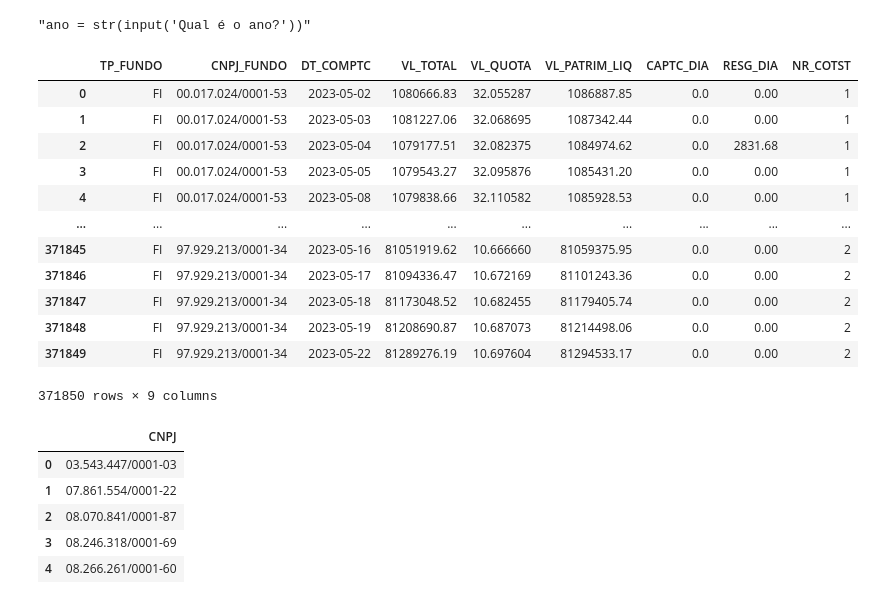
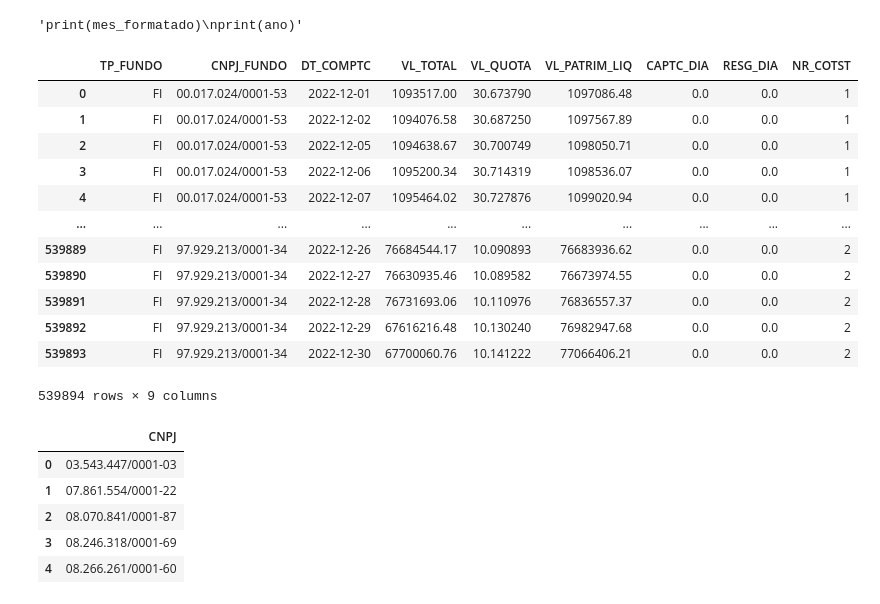
Before and after one commit to Wuisley/cotacao-de-fundos, a Jupyter notebook: cotação de fundos.ipynb, the cells around one changed output. Cells and saved outputs as stored; diff of their text form; code cells hidden in the pictures.

```diff
--- a/cotação de fundos.ipynb
+++ b/cotação de fundos.ipynb
@@ -17,21 +15,7 @@ else:
 # %%
-'''ano = str(input('Qual é o ano?'))'''
+ano = str(input('Qual é o ano?'))
-# %% [output]
-"ano = str(input('Qual é o ano?'))"
-# %%
-df = pd.read_csv('inf_diario_fi_'+ano+mes_formatado+'.csv', sep = ';')
-df
-# %% [output]
-|  | TP_FUNDO | CNPJ_FUNDO | DT_COMPTC | VL_TOTAL | VL_QUOTA | VL_PATRIM_LIQ | CAPTC_DIA | RESG_DIA | NR_COTST |
-| 0 | FI | 00.017.024/0001-53 | 2023-05-02 | 1080666.83 | 32.055287 | 1086887.85 | 0.0 | 0.00 | 1 |
-| 1 | FI | 00.017.024/0001-53 | 2023-05-03 | 1081227.06 | 32.068695 | 1087342.44 | 0.0 | 0.00 | 1 |
-| 2 | FI | 00.017.024/0001-53 | 2023-05-04 | 1079177.51 | 32.082375 | 1084974.62 | 0.0 | 2831.68 | 1 |
-| 3 | FI | 00.017.024/0001-53 | 2023-05-05 | 1079543.27 | 32.095876 | 1085431.20 | 0.0 | 0.00 | 1 |
-| 4 | FI | 00.017.024/0001-53 | 2023-05-08 | 1079838.66 | 32.110582 | 1085928.53 | 0.0 | 0.00 | 1 |
-| ... | ... | ... | ... | ... | ... | ... | ... | ... | ... |
-| 371845 | FI | 97.929.213/0001-34 | 2023-05-16 | 81051919.62 | 10.666660 | 81059375.95 | 0.0 | 0.00 | 2 |
-| 371846 | FI | 97.929.213/0001-34 | 2023-05-17 | 81094336.47 | 10.672169 | 81101243.36 | 0.0 | 0.00 | 2 |
-| 371847 | FI | 97.929.213/0001-34 | 2023-05-18 | 81173048.52 | 10.682455 | 81179405.74 | 0.0 | 0.00 | 2 |
-| 371848 | FI | 97.929.213/0001-34 | 2023-05-19 | 81208690.87 | 10.687073 | 81214498.06 | 0.0 | 0.00 | 2 |
-| 371849 | FI | 97.929.213/0001-34 | 2023-05-22 | 81289276.19 | 10.697604 | 81294533.17 | 0.0 | 0.00 | 2 |
-371850 rows × 9 columns
+# %%
+'''print(mes_formatado)
+print(ano)'''
+# %% [output]
+'print(mes_formatado)\nprint(ano)'
@@ -38,3 +32,20 @@ df
+# %%
+df = pd.read_csv(arquivo_zip.open(arquivo_zip.namelist()[0]), sep = ";", encoding = 'ISO-8859-1')
+df
+# %% [output]
+|  | TP_FUNDO | CNPJ_FUNDO | DT_COMPTC | VL_TOTAL | VL_QUOTA | VL_PATRIM_LIQ | CAPTC_DIA | RESG_DIA | NR_COTST |
+| 0 | FI | 00.017.024/0001-53 | 2022-12-01 | 1093517.00 | 30.673790 | 1097086.48 | 0.0 | 0.0 | 1 |
+| 1 | FI | 00.017.024/0001-53 | 2022-12-02 | 1094076.58 | 30.687250 | 1097567.89 | 0.0 | 0.0 | 1 |
+| 2 | FI | 00.017.024/0001-53 | 2022-12-05 | 1094638.67 | 30.700749 | 1098050.71 | 0.0 | 0.0 | 1 |
+| 3 | FI | 00.017.024/0001-53 | 2022-12-06 | 1095200.34 | 30.714319 | 1098536.07 | 0.0 | 0.0 | 1 |
+| 4 | FI | 00.017.024/0001-53 | 2022-12-07 | 1095464.02 | 30.727876 | 1099020.94 | 0.0 | 0.0 | 1 |
+| ... | ... | ... | ... | ... | ... | ... | ... | ... | ... |
+| 539889 | FI | 97.929.213/0001-34 | 2022-12-26 | 76684544.17 | 10.090893 | 76683936.62 | 0.0 | 0.0 | 2 |
+| 539890 | FI | 97.929.213/0001-34 | 2022-12-27 | 76630935.46 | 10.089582 | 76673974.55 | 0.0 | 0.0 | 2 |
+| 539891 | FI | 97.929.213/0001-34 | 2022-12-28 | 76731693.06 | 10.110976 | 76836557.37 | 0.0 | 0.0 | 2 |
+| 539892 | FI | 97.929.213/0001-34 | 2022-12-29 | 67616216.48 | 10.130240 | 76982947.68 | 0.0 | 0.0 | 2 |
+| 539893 | FI | 97.929.213/0001-34 | 2022-12-30 | 67700060.76 | 10.141222 | 77066406.21 | 0.0 | 0.0 | 2 |
+539894 rows × 9 columns
 # %%
 lista = pd.read_excel('CNPJ Fundos IPSEMC.xlsx')
 lista.head()
```
Also changed, not shown: parts of 16 cells of this notebook, 17 other files.
